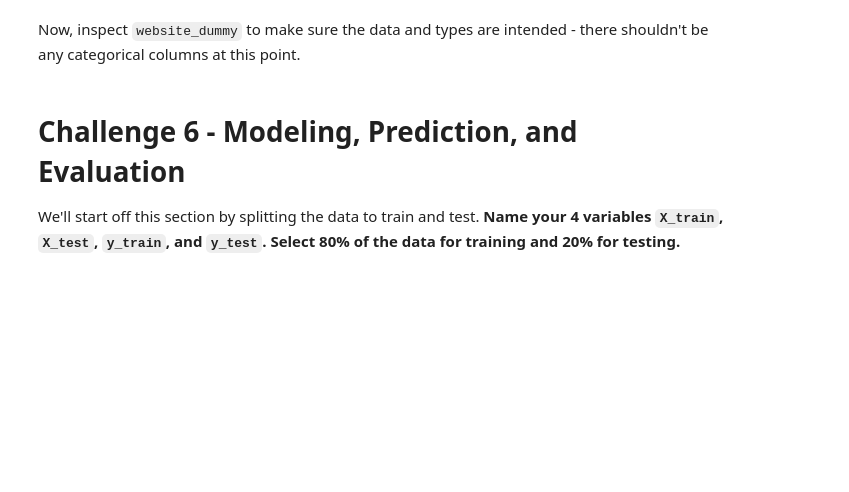
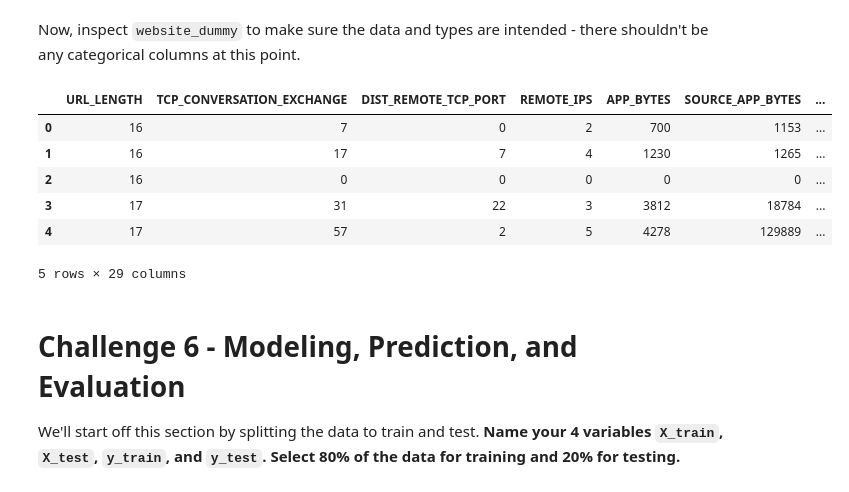
Before and after one commit to ta-data-bcn/lab-supervised-learning, a Jupyter notebook: your-code/main.ipynb, the cells around one changed output. Saved outputs shown, nothing was run; the diff lists cells and outputs as text; code cells hidden in the pictures; blank space fills up the shorter version.

```diff
--- a/your-code/main.ipynb
+++ b/your-code/main.ipynb
@@ -578,2 +576,4 @@ OK, all our categorical data are fixed now. **Let's convert them to ordinal data
+# %%
+website_dummy = pd.get_dummies(websites, drop_first=True)
 # %% [markdown]
 Now, inspect `website_dummy` to make sure the data and types are intended - there shouldn't be any categorical columns at this point.
@@ -582,3 +580,13 @@ Now, inspect `website_dummy` to make sure the data and types are intended - ther
+# %%
+website_dummy.head()
+# %% [output]
+|  | URL_LENGTH | TCP_CONVERSATION_EXCHANGE | DIST_REMOTE_TCP_PORT | REMOTE_IPS | APP_BYTES | SOURCE_APP_BYTES | ... |
+| 0 | 16 | 7 | 0 | 2 | 700 | 1153 | ... |
+| 1 | 16 | 17 | 7 | 4 | 1230 | 1265 | ... |
+| 2 | 16 | 0 | 0 | 0 | 0 | 0 | ... |
+| 3 | 17 | 31 | 22 | 3 | 3812 | 18784 | ... |
+| 4 | 17 | 57 | 2 | 5 | 4278 | 129889 | ... |
+5 rows × 29 columns
 # %% [markdown]
 # Challenge 6 - Modeling, Prediction, and Evaluation
 
```
Also changed, not shown: parts of 27 cells of this notebook.
